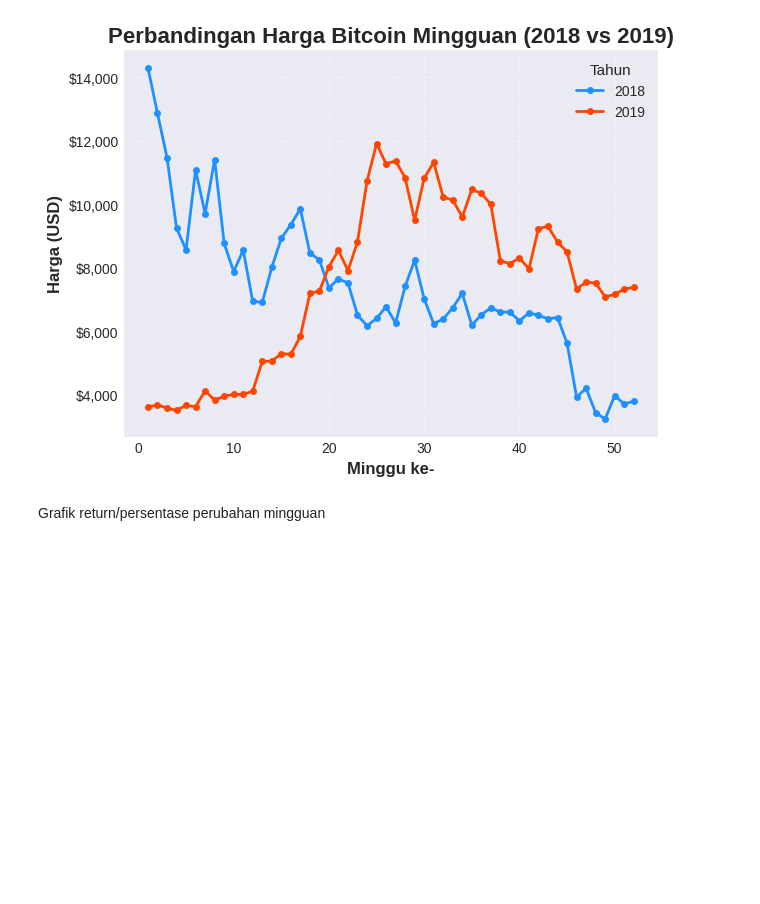
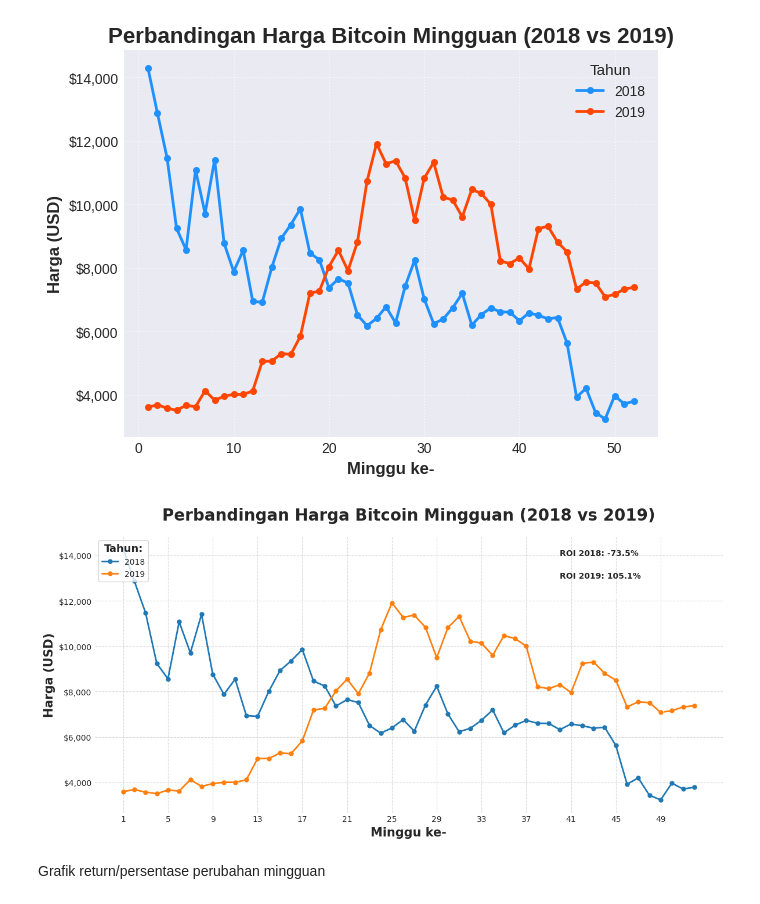
Before and after one commit to notnsas/data-science-application-college-task, a Jupyter notebook: mid_test/UTS_data_science_application_college_subject.ipynb, the cells around one changed output. Drawn from its saved outputs; the diff is of its cells as text; code cells hidden in the pictures; blank space fills up the shorter version.

```diff
--- a/mid_test/UTS_data_science_application_college_subject.ipynb
+++ b/mid_test/UTS_data_science_application_college_subject.ipynb
@@ -84,6 +89,47 @@ plt.tight_layout() # Menyesuaikan layout agar tidak tumpang tindih
 plt.show()
 # %% [output]
 [figure]
+# %%
+# Visualisasi dengan styling dengan seaborn
+# Use the 'whitegrid' style from seaborn
+sns.set_style("whitegrid")
+
+fig, ax = plt.subplots(figsize=(12, 6))
+
+# Plotting harga Bitcoin untuk 2018 dan 2019 dengan marker titik penting
+ax.plot(weeks, prices_2018, marker='o', linestyle='-',
+        color='#1f77b4', markersize=5, linewidth=2, label='2018')
+ax.plot(weeks, prices_2019, marker='o', linestyle='-',
+        color='#ff7f0e', markersize=5, linewidth=2, label='2019')
+
+# Menambahkan anotasi ROI
+ax.annotate(f'ROI 2018: {roi_2018:.1f}%', xy=(52, prices_2018[-1]),
+            xytext=(40, 14000), arrowprops=dict(arrowstyle='->'), fontweight='bold', fontsize=10)
+ax.annotate(f'ROI 2019: {roi_2019:.1f}%', xy=(52, prices_2019[-1]),
+            xytext=(40, 13000), arrowprops=dict(arrowstyle='->'), fontweight='bold', fontsize=10)
+
+# Formatting sumbu dan grid
+ax.set_title('Perbandingan Harga Bitcoin Mingguan (2018 vs 2019)',
+             fontsize=20, fontweight='bold', pad=20)
+ax.set_xlabel('Minggu ke-', fontsize=15, fontweight='bold')
+ax.set_ylabel('Harga (USD)', fontsize=15, fontweight='bold')
+ax.set_xticks(range(1, 53, 4))
+ax.grid(True, linestyle='--', alpha=0.7)
+
+# Formatting sumbu Y sebagai mata uang
+ax.yaxis.set_major_formatter('${x:,.0f}')
+
+# Menambahkan legenda dan layout
+legend = ax.legend(title='Tahun:', fontsize=10, title_fontsize=13,
+          loc='upper left', frameon=True)
+# Mengakses objek legend title dan mengubah fontweight menjadi bold
+legend.get_title().set_fontweight('bold')
+plt.tight_layout()
+
+# Menampilkan plot
+plt.show()
+# %% [output]
+[figure, added]
 # %% [markdown]
 Grafik return/persentase perubahan mingguan
 # %%
```
Also changed, not shown: parts of 8 cells of this notebook.
